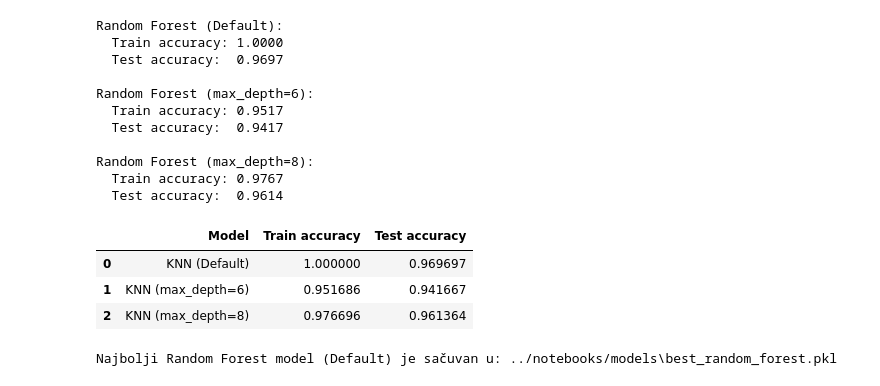
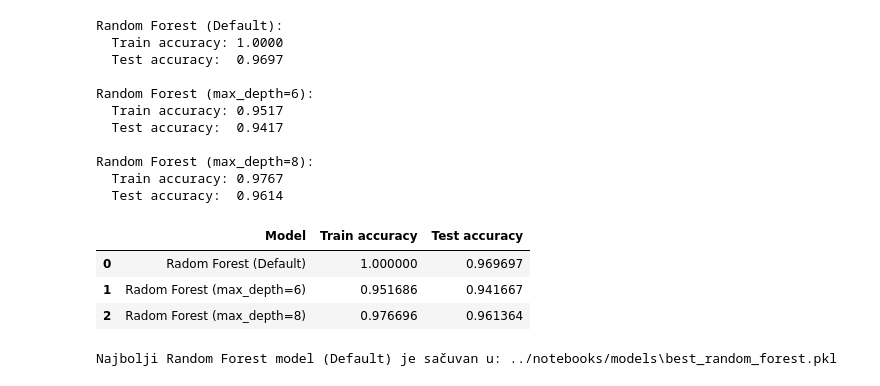
Before and after one commit to magacevic/projekat_istrazivanje_podataka_2, a Jupyter notebook: notebooks/03_model_training_pca.ipynb, the cells around one changed output. Cells and saved outputs as stored; diff of their text form; code cells hidden in the pictures.

```diff
--- a/notebooks/03_model_training_pca.ipynb
+++ b/notebooks/03_model_training_pca.ipynb
@@ -630,19 +633,19 @@ Random Forest (max_depth=8):
 # %%
 results_rf = []
 
 for name, model in models_rf.items():
     results_rf.append({
-        "Model": f"KNN ({name})",
+        "Model": f"Radom Forest ({name})",
         "Train accuracy": accuracy_score(y_train, model.predict(X_train)),
         "Test accuracy": accuracy_score(y_test, model.predict(X_test))
     })
 
 pd.DataFrame(results_rf)
 # %% [output]
 |  | Model | Train accuracy | Test accuracy |
-| 0 | KNN (Default) | 1.000000 | 0.969697 |
-| 1 | KNN (max_depth=6) | 0.951686 | 0.941667 |
-| 2 | KNN (max_depth=8) | 0.976696 | 0.961364 |
+| 0 | Radom Forest (Default) | 1.000000 | 0.969697 |
+| 1 | Radom Forest (max_depth=6) | 0.951686 | 0.941667 |
+| 2 | Radom Forest (max_depth=8) | 0.976696 | 0.961364 |
 # %%
 models_path = "../notebooks/models"
 os.makedirs(models_path, exist_ok=True)
```
Also changed, not shown: parts of 7 cells of this notebook, 4 other files.
